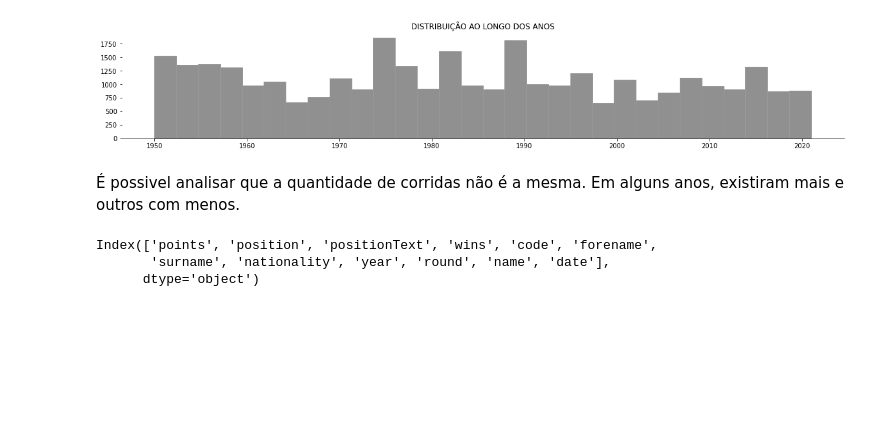
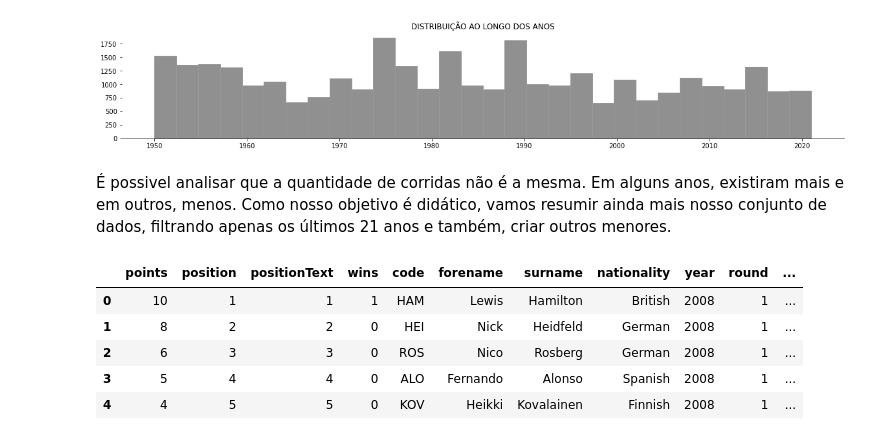
Before and after one commit to leonarddocchagas/data_science, a Jupyter notebook: Formula_1.ipynb, the cells around one changed output. Cells and saved outputs as stored; diff of their text form; code cells hidden in the pictures; blank space fills up the shorter version.

```diff
--- a/Formula_1.ipynb
+++ b/Formula_1.ipynb
@@ -176,10 +183,15 @@ plt.show()
 71 é o número total de grandes prêmios em nosso dataset.
 [figure]
 # %% [markdown]
-É possivel analisar que a quantidade de corridas não é a mesma. Em alguns anos, existiram mais e outros com menos.
+É possivel analisar que a quantidade de corridas não é a mesma. Em alguns anos, existiram mais e em outros, menos. Como nosso objetivo é didático, vamos resumir ainda mais nosso conjunto de dados, filtrando apenas os últimos 21 anos e também, criar outros menores.
-# %%
-df_full.columns
-# %% [output]
-Index(['points', 'position', 'positionText', 'wins', 'code', 'forename',
-       'surname', 'nationality', 'year', 'round', 'name', 'date'],
-      dtype='object')
+# %%
+# criando dataset dos últimos 21 anos
+df_21anos = df_full.loc[df_full['year'] >= 2000]
+df_21anos.head()
+# %% [output]
+|  | points | position | positionText | wins | code | forename | surname | nationality | year | round | ... |
+| 0 | 10 | 1 | 1 | 1 | HAM | Lewis | Hamilton | British | 2008 | 1 | ... |
+| 1 | 8 | 2 | 2 | 0 | HEI | Nick | Heidfeld | German | 2008 | 1 | ... |
+| 2 | 6 | 3 | 3 | 0 | ROS | Nico | Rosberg | German | 2008 | 1 | ... |
+| 3 | 5 | 4 | 4 | 0 | ALO | Fernando | Alonso | Spanish | 2008 | 1 | ... |
+| 4 | 4 | 5 | 5 | 0 | KOV | Heikki | Kovalainen | Finnish | 2008 | 1 | ... |
```
Also changed, not shown: parts of 11 cells of this notebook.
